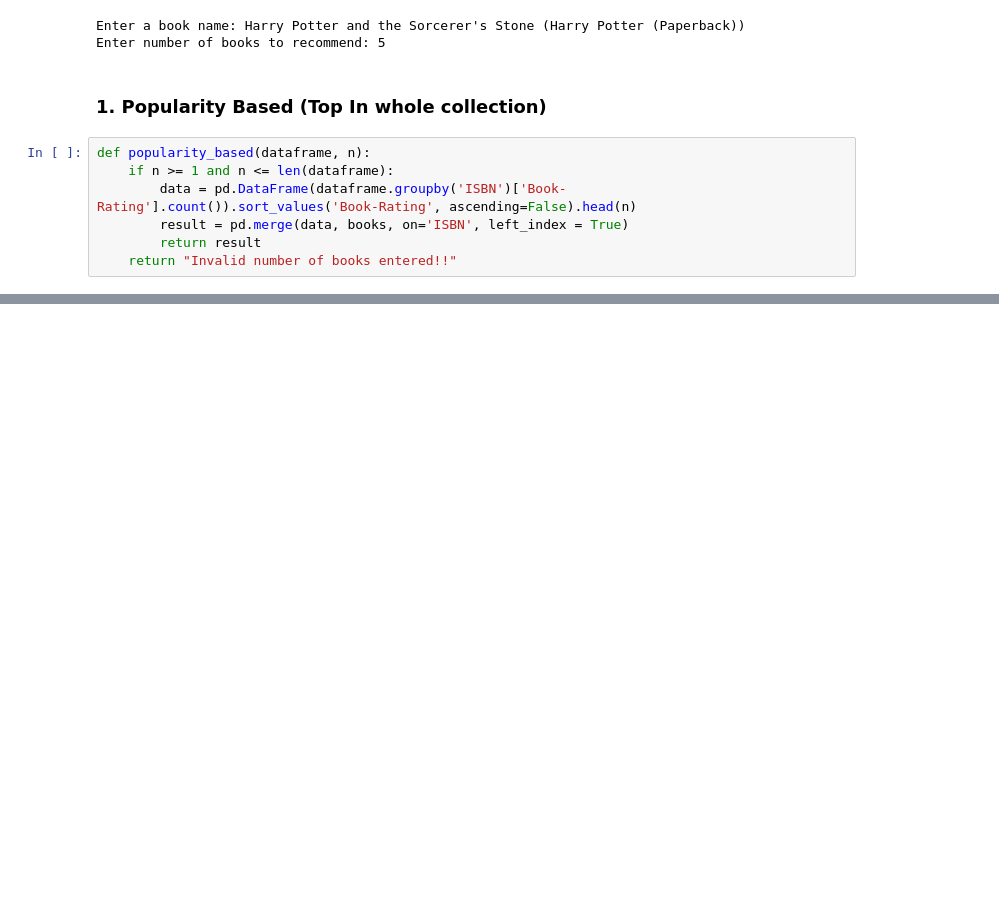
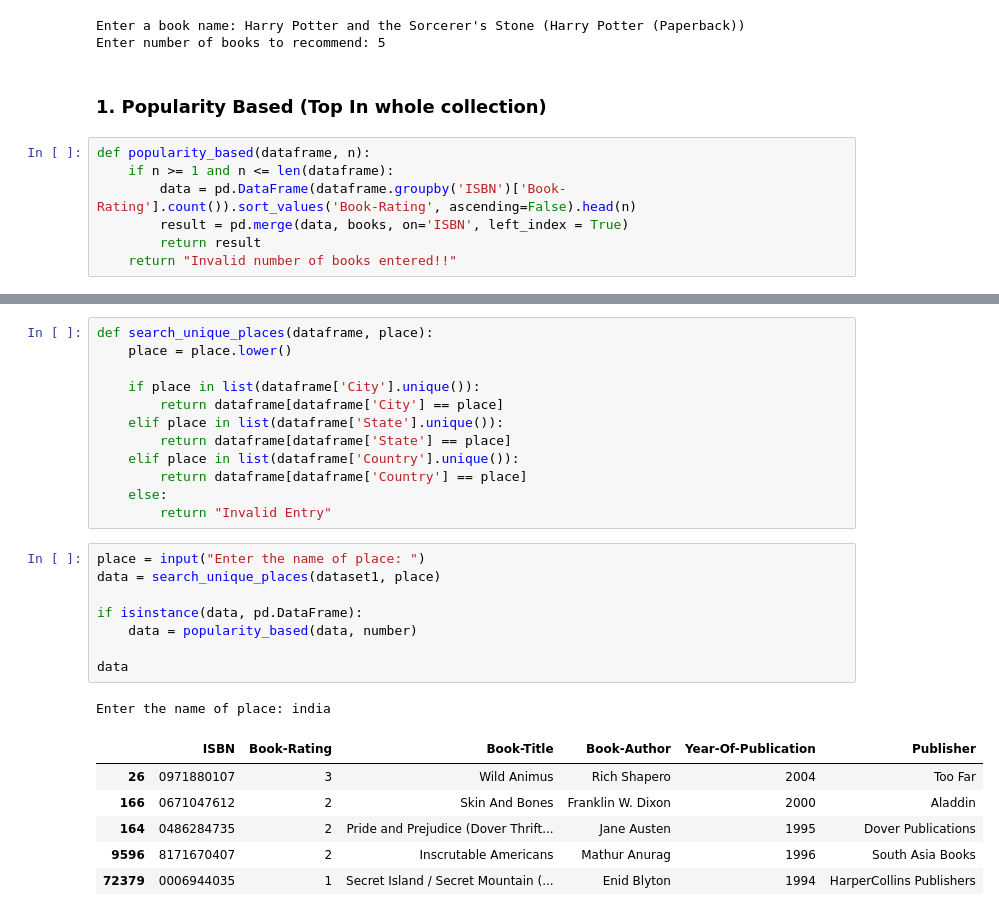
Before and after one commit to Deven876/Book-Recommendation-System, a Jupyter notebook: Book_Recommendation_System.ipynb, the cells around one changed output, grey strips where cells are left out. Saved outputs shown, nothing was run; the diff lists cells and outputs as text; blank space fills up the shorter version.

```diff
--- a/Book_Recommendation_System.ipynb
+++ b/Book_Recommendation_System.ipynb
@@ -688,0 +702,28 @@ def popularity_based(dataframe, n):
+# %%
+def search_unique_places(dataframe, place):
+    place = place.lower()
+
+    if place in list(dataframe['City'].unique()):
+        return dataframe[dataframe['City'] == place]
+    elif place in list(dataframe['State'].unique()):
+        return dataframe[dataframe['State'] == place]
+    elif place in list(dataframe['Country'].unique()):
+        return dataframe[dataframe['Country'] == place]
+    else:
+        return "Invalid Entry"
+# %%
+place = input("Enter the name of place: ")
+data = search_unique_places(dataset1, place)
+
+if isinstance(data, pd.DataFrame):
+    data = popularity_based(data, number)
+
+data
+# %% [output]
+Enter the name of place: india
+|  | ISBN | Book-Rating | Book-Title | Book-Author | Year-Of-Publication | Publisher |
+| 26 | 0971880107 | 3 | Wild Animus | Rich Shapero | 2004 | Too Far |
+| 166 | 0671047612 | 2 | Skin And Bones | Franklin W. Dixon | 2000 | Aladdin |
+| 164 | 0486284735 | 2 | Pride and Prejudice (Dover Thrift... | Jane Austen | 1995 | Dover Publications |
+| 9596 | 8171670407 | 2 | Inscrutable Americans | Mathur Anurag | 1996 | South Asia Books |
+| 72379 | 0006944035 | 1 | Secret Island / Secret Mountain (... | Enid Blyton | 1994 | HarperCollins Publishers |
```
Also changed, not shown: parts of 2 cells of this notebook.
